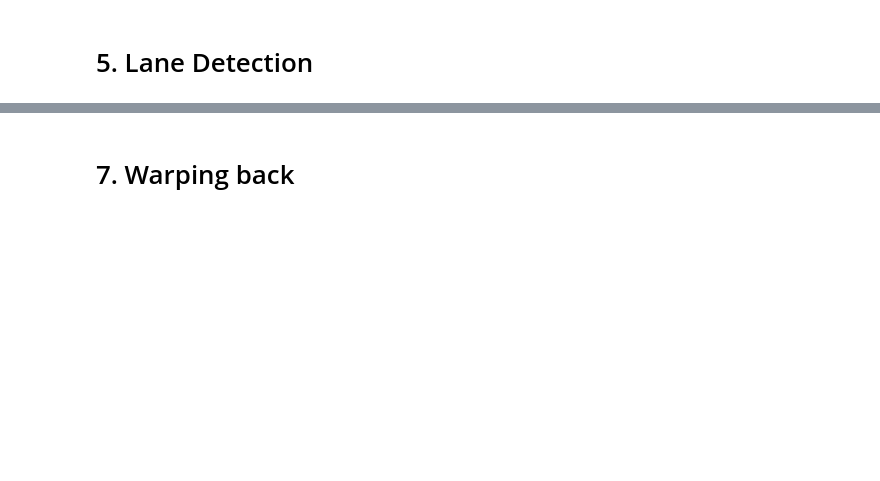
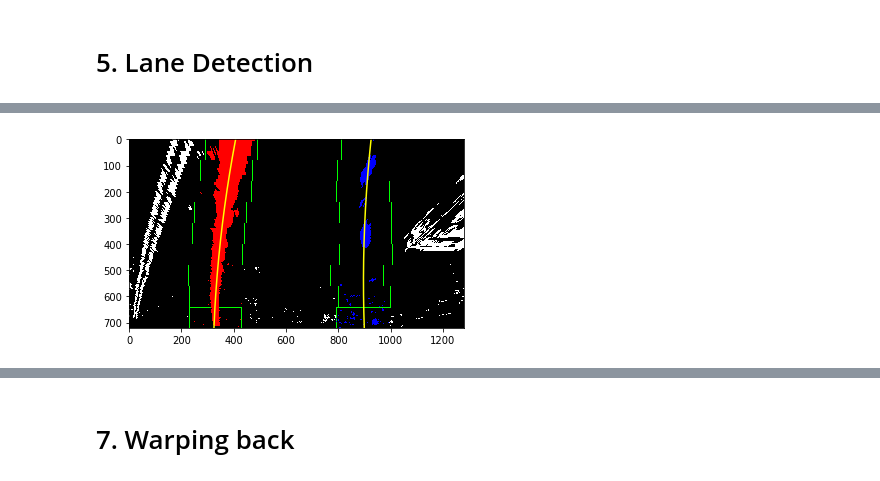
Before and after one commit to DataShrimp/CarND-Advanced-Lane-Lines, a Jupyter notebook: solution.ipynb, the cells around one changed output, grey strips where cells are left out. Saved outputs shown, nothing was run; the diff lists cells and outputs as text; code cells hidden in the pictures; blank space fills up the shorter version.

```diff
--- a/solution.ipynb
+++ b/solution.ipynb
@@ -154,0 +248,87 @@ plt.imshow(warped)
+# %%
+binary_warped = cv2.warpPerspective(combined, M, img_size, cv2.INTER_LINEAR)
+
+# Take a histogram of the bottom half of the image
+histogram = np.sum(binary_warped[int(binary_warped.shape[0]/2):,:], axis=0)
+# Create an output image to draw on and  visualize the result
+out_img = np.dstack((binary_warped, binary_warped, binary_warped))*255
+# Find the peak of the left and right halves of the histogram
+# These will be the starting point for the left and right lines
+midpoint = np.int(histogram.shape[0]/2)
+leftx_base = np.argmax(histogram[200:midpoint]) + 200
+rightx_base = np.argmax(histogram[midpoint:1080]) + midpoint
+
+# Choose the number of sliding windows
+nwindows = 9
+# Set height of windows
+window_height = np.int(binary_warped.shape[0]/nwindows)
+# Identify the x and y positions of all nonzero pixels in the image
+nonzero = binary_warped.nonzero()
+nonzeroy = np.array(nonzero[0])
+nonzerox = np.array(nonzero[1])
+# Current positions to be updated for each window
+leftx_current = leftx_base
+rightx_current = rightx_base
+# Set the width of the windows +/- margin
+margin = 100
+# Set minimum number of pixels found to recenter window
+minpix = 50
+# Create empty lists to receive left and right lane pixel indices
+left_lane_inds = []
+right_lane_inds = []
+
+# Step through the windows one by one
+for window in range(nwindows):
+    # Identify window boundaries in x and y (and right and left)
+    win_y_low = binary_warped.shape[0] - (window+1)*window_height
+    win_y_high = binary_warped.shape[0] - window*window_height
+    win_xleft_low = leftx_current - margin
+    win_xleft_high = leftx_current + margin
+    win_xright_low = rightx_current - margin
+    win_xright_high = rightx_current + margin
+    # Draw the windows on the visualization image
+    cv2.rectangle(out_img,(win_xleft_low,win_y_low),(win_xleft_high,win_y_high),
+    (0,255,0), 2)
+    cv2.rectangle(out_img,(win_xright_low,win_y_low),(win_xright_high,win_y_high),
+    (0,255,0), 2)
+    # Identify the nonzero pixels in x and y within the window
+    good_left_inds = ((nonzeroy >= win_y_low) & (nonzeroy < win_y_high) &
+    (nonzerox >= win_xleft_low) &  (nonzerox < win_xleft_high)).nonzero()[0]
+    good_right_inds = ((nonzeroy >= win_y_low) & (nonzeroy < win_y_high) &
+    (nonzerox >= win_xright_low) &  (nonzerox < win_xright_high)).nonzero()[0]
+    # Append these indices to the lists
+    left_lane_inds.append(good_left_inds)
+    right_lane_inds.append(good_right_inds)
+    # If you found > minpix pixels, recenter next window on their mean position
+    if len(good_left_inds) > minpix:
+        leftx_current = np.int(np.mean(nonzerox[good_left_inds]))
+    if len(good_right_inds) > minpix:
+        rightx_current = np.int(np.mean(nonzerox[good_right_inds]))
+
+# Concatenate the arrays of indices
+left_lane_inds = np.concatenate(left_lane_inds)
+right_lane_inds = np.concatenate(right_lane_inds)
+
+# Extract left and right line pixel positions
+leftx = nonzerox[left_lane_inds]
+lefty = nonzeroy[left_lane_inds]
+rightx = nonzerox[right_lane_inds]
+righty = nonzeroy[right_lane_inds]
+
+# Fit a second order polynomial to each
+left_fit = np.polyfit(lefty, leftx, 2)
+right_fit = np.polyfit(righty, rightx, 2)
+
+# Generate x and y values for plotting
+ploty = np.linspace(0, binary_warped.shape[0]-1, binary_warped.shape[0] )
+left_fitx = left_fit[0]*ploty**2 + left_fit[1]*ploty + left_fit[2]
+right_fitx = right_fit[0]*ploty**2 + right_fit[1]*ploty + right_fit[2]
+
+out_img[nonzeroy[left_lane_inds], nonzerox[left_lane_inds]] = [255, 0, 0]
+out_img[nonzeroy[right_lane_inds], nonzerox[right_lane_inds]] = [0, 0, 255]
+plt.imshow(out_img)
+plt.plot(left_fitx, ploty, color='yellow')
+plt.plot(right_fitx, ploty, color='yellow')
+plt.xlim(0, 1280)
+plt.ylim(720, 0)
+# %% [output]
@@ -155 +336,2 @@ plt.imshow(warped)
+[figure, added]
 # %% [markdown]
```
Also changed, not shown: parts of 12 cells of this notebook.
